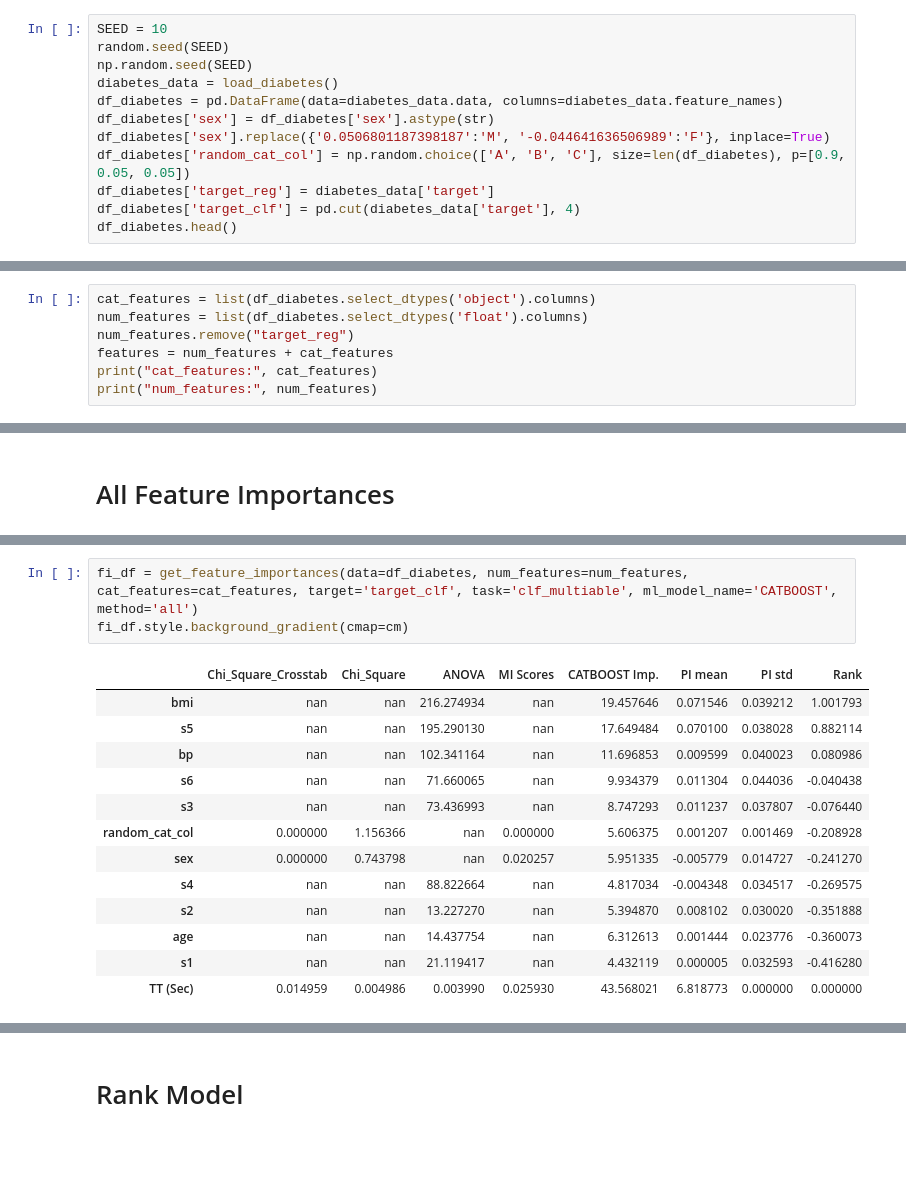
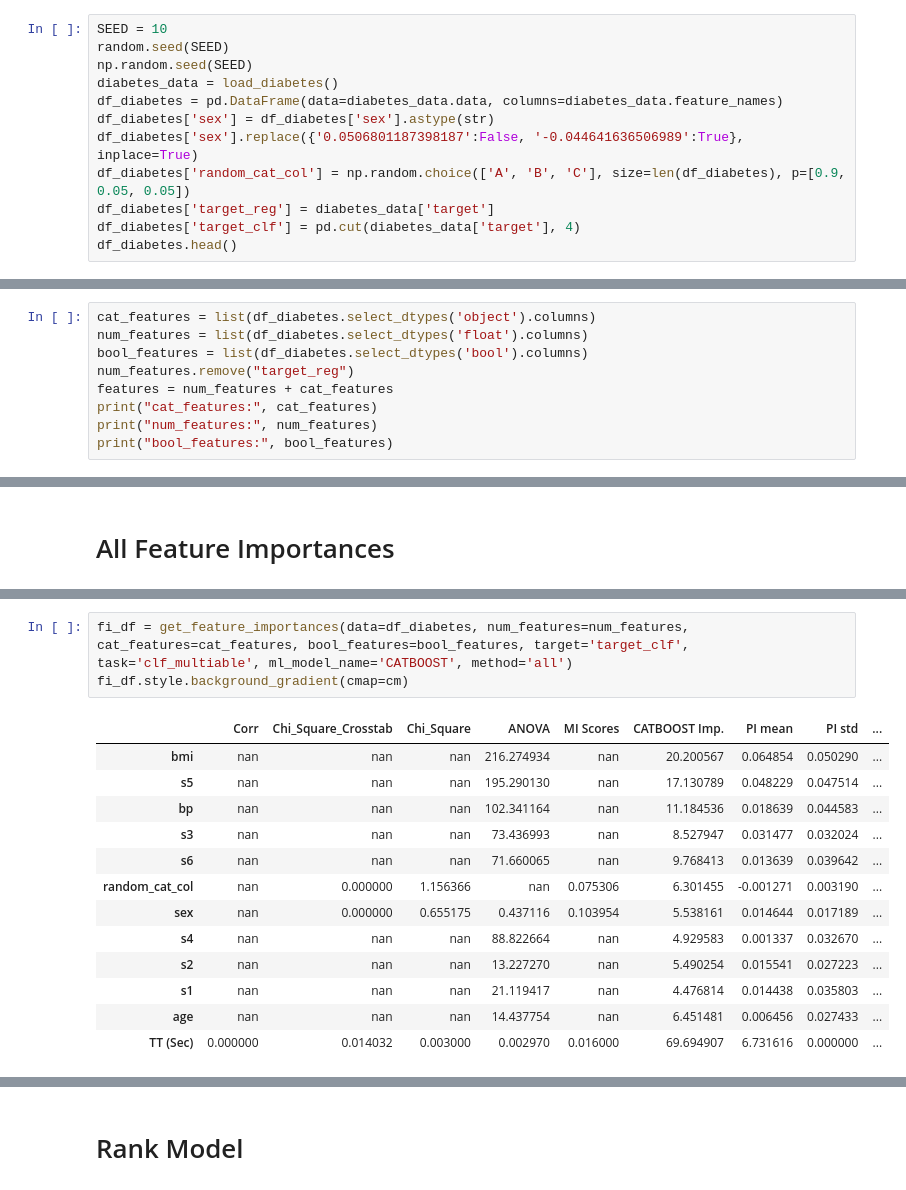
Before and after one commit to Hasan-Basri-Akcay/featimp, a Jupyter notebook: featimp_demo.ipynb, the cells around one changed output, grey strips where cells are left out. Drawn from its saved outputs; the diff is of its cells as text; blank space fills up the shorter version.

```diff
--- a/featimp_demo.ipynb
+++ b/featimp_demo.ipynb
@@ -33,7 +33,7 @@ np.random.seed(SEED)
 diabetes_data = load_diabetes()
 df_diabetes = pd.DataFrame(data=diabetes_data.data, columns=diabetes_data.feature_names)
 df_diabetes['sex'] = df_diabetes['sex'].astype(str)
-df_diabetes['sex'].replace({'0.0506801187398187':'M', '-0.044641636506989':'F'}, inplace=True)
+df_diabetes['sex'].replace({'0.0506801187398187':False, '-0.044641636506989':True}, inplace=True)
 df_diabetes['random_cat_col'] = np.random.choice(['A', 'B', 'C'], size=len(df_diabetes), p=[0.9, 0.05, 0.05])
 df_diabetes['target_reg'] = diabetes_data['target']
 df_diabetes['target_clf'] = pd.cut(diabetes_data['target'], 4)
@@ -48,8 +48,10 @@ df_diabetes.head()
 # %%
 cat_features = list(df_diabetes.select_dtypes('object').columns)
 num_features = list(df_diabetes.select_dtypes('float').columns)
+bool_features = list(df_diabetes.select_dtypes('bool').columns)
 num_features.remove("target_reg")
 features = num_features + cat_features
 print("cat_features:", cat_features)
 print("num_features:", num_features)
+print("bool_features:", bool_features)
 # %% [output]
@@ -300,18 +293,18 @@ fi_df.style.background_gradient(cmap=cm)
 # %%
-fi_df = get_feature_importances(data=df_diabetes, num_features=num_features, cat_features=cat_features, target='target_clf', task='clf_multiable', ml_model_name='CATBOOST', method='all')
+fi_df = get_feature_importances(data=df_diabetes, num_features=num_features, cat_features=cat_features, bool_features=bool_features, target='target_clf', task='clf_multiable', ml_model_name='CATBOOST', method='all')
 fi_df.style.background_gradient(cmap=cm)
 # %% [output]
-|  | Chi_Square_Crosstab | Chi_Square | ANOVA | MI Scores | CATBOOST Imp. | PI mean | PI std | Rank |
-| bmi | nan | nan | 216.274934 | nan | 19.457646 | 0.071546 | 0.039212 | 1.001793 |
-| s5 | nan | nan | 195.290130 | nan | 17.649484 | 0.070100 | 0.038028 | 0.882114 |
-| bp | nan | nan | 102.341164 | nan | 11.696853 | 0.009599 | 0.040023 | 0.080986 |
-| s6 | nan | nan | 71.660065 | nan | 9.934379 | 0.011304 | 0.044036 | -0.040438 |
-| s3 | nan | nan | 73.436993 | nan | 8.747293 | 0.011237 | 0.037807 | -0.076440 |
-| random_cat_col | 0.000000 | 1.156366 | nan | 0.000000 | 5.606375 | 0.001207 | 0.001469 | -0.208928 |
-| sex | 0.000000 | 0.743798 | nan | 0.020257 | 5.951335 | -0.005779 | 0.014727 | -0.241270 |
-| s4 | nan | nan | 88.822664 | nan | 4.817034 | -0.004348 | 0.034517 | -0.269575 |
-| s2 | nan | nan | 13.227270 | nan | 5.394870 | 0.008102 | 0.030020 | -0.351888 |
-| age | nan | nan | 14.437754 | nan | 6.312613 | 0.001444 | 0.023776 | -0.360073 |
-| s1 | nan | nan | 21.119417 | nan | 4.432119 | 0.000005 | 0.032593 | -0.416280 |
-| TT (Sec) | 0.014959 | 0.004986 | 0.003990 | 0.025930 | 43.568021 | 6.818773 | 0.000000 | 0.000000 |
+|  | Corr | Chi_Square_Crosstab | Chi_Square | ANOVA | MI Scores | CATBOOST Imp. | PI mean | PI std | ... |
+| bmi | nan | nan | nan | 216.274934 | nan | 20.200567 | 0.064854 | 0.050290 | ... |
+| s5 | nan | nan | nan | 195.290130 | nan | 17.130789 | 0.048229 | 0.047514 | ... |
+| bp | nan | nan | nan | 102.341164 | nan | 11.184536 | 0.018639 | 0.044583 | ... |
+| s3 | nan | nan | nan | 73.436993 | nan | 8.527947 | 0.031477 | 0.032024 | ... |
+| s6 | nan | nan | nan | 71.660065 | nan | 9.768413 | 0.013639 | 0.039642 | ... |
+| random_cat_col | nan | 0.000000 | 1.156366 | nan | 0.075306 | 6.301455 | -0.001271 | 0.003190 | ... |
+| sex | nan | 0.000000 | 0.655175 | 0.437116 | 0.103954 | 5.538161 | 0.014644 | 0.017189 | ... |
+| s4 | nan | nan | nan | 88.822664 | nan | 4.929583 | 0.001337 | 0.032670 | ... |
+| s2 | nan | nan | nan | 13.227270 | nan | 5.490254 | 0.015541 | 0.027223 | ... |
+| s1 | nan | nan | nan | 21.119417 | nan | 4.476814 | 0.014438 | 0.035803 | ... |
+| age | nan | nan | nan | 14.437754 | nan | 6.451481 | 0.006456 | 0.027433 | ... |
+| TT (Sec) | 0.000000 | 0.014032 | 0.003000 | 0.002970 | 0.016000 | 69.694907 | 6.731616 | 0.000000 | ... |
 # %%
```
Also changed, not shown: parts of 26 cells of this notebook, 5 other files.
